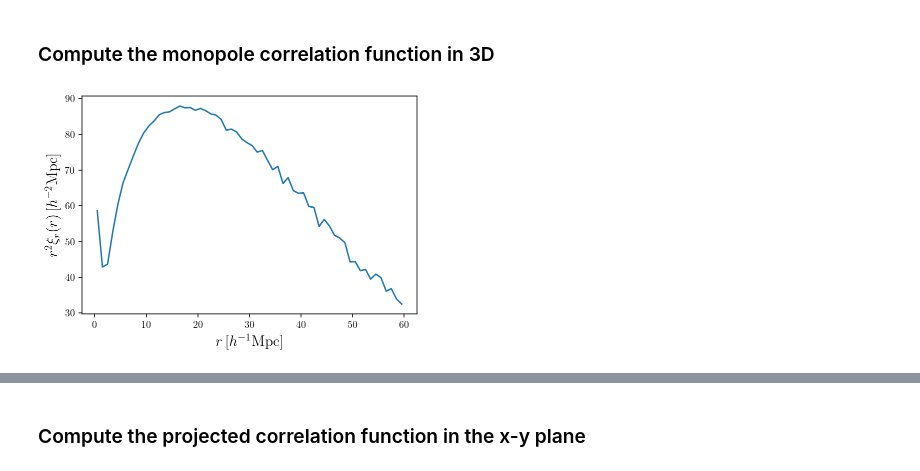
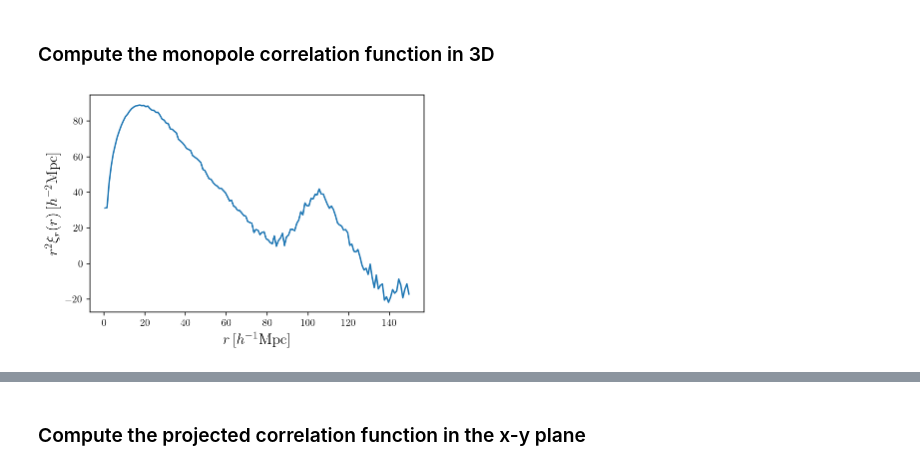
Before and after one commit to epaillas/contrast, a Jupyter notebook: examples/examples.ipynb, the cells around one changed output, grey strips where cells are left out. Saved outputs shown, nothing was run; the diff lists cells and outputs as text; code cells hidden in the pictures.

```diff
--- a/examples/examples.ipynb
+++ b/examples/examples.ipynb
@@ -17,16 +14,32 @@ box_size = 2000
+# %%
+with fits.open('data/mock_data.fits') as hdul:
+    data = hdul[1].data
+
+x = data['X']
+y = data['Y']
+z = data['Z']
+vx = data['VX']
+vy = data['VY']
+vz = data['VZ']
+
+positions = np.c_[x, y, z]
+velocities = np.c_[vx, vy, vz]
+
+box_size = 1500
 # %% [markdown]
 ### Compute the monopole correlation function in 3D
-# %%
-rbins = np.linspace(0, 60, 61)
-rbins_c = 0.5*(rbins[1:] + rbins[:-1])
-
-xi_r = tpcf_monopole(positions1=positions, box_size=box_size, rbins=rbins)
-
-fig, ax = plt.subplots(figsize=(6,4))
-ax.plot(rbins_c, rbins_c ** 2 * xi_r)
-ax.set_xlabel(r'$r\,[h^{-1}{\rm Mpc}]$', fontsize=15)
-ax.set_ylabel(r'$r^2\xi_r(r)\,[h^{-2}{\rm Mpc}]$', fontsize=15)
-
-plt.show()
-# %% [output]
-[figure, removed]
+# %%
+%%time
+rbins = np.linspace(0, 150, 151)
+rbins_c = 0.5*(rbins[1:] + rbins[:-1])
+
+xi_r = tpcf_r(positions1=positions, box_size=box_size, rbins=rbins, nthreads=4)
+
+fig, ax = plt.subplots(figsize=(6,4))
+ax.plot(rbins_c, rbins_c ** 2 * xi_r)
+ax.set_xlabel(r'$r\,[h^{-1}{\rm Mpc}]$', fontsize=15)
+ax.set_ylabel(r'$r^2\xi_r(r)\,[h^{-2}{\rm Mpc}]$', fontsize=15)
+
+plt.show()
+# %% [output]
+[figure, added]
```
Also changed, not shown: parts of 5 cells of this notebook, 17 other files.
